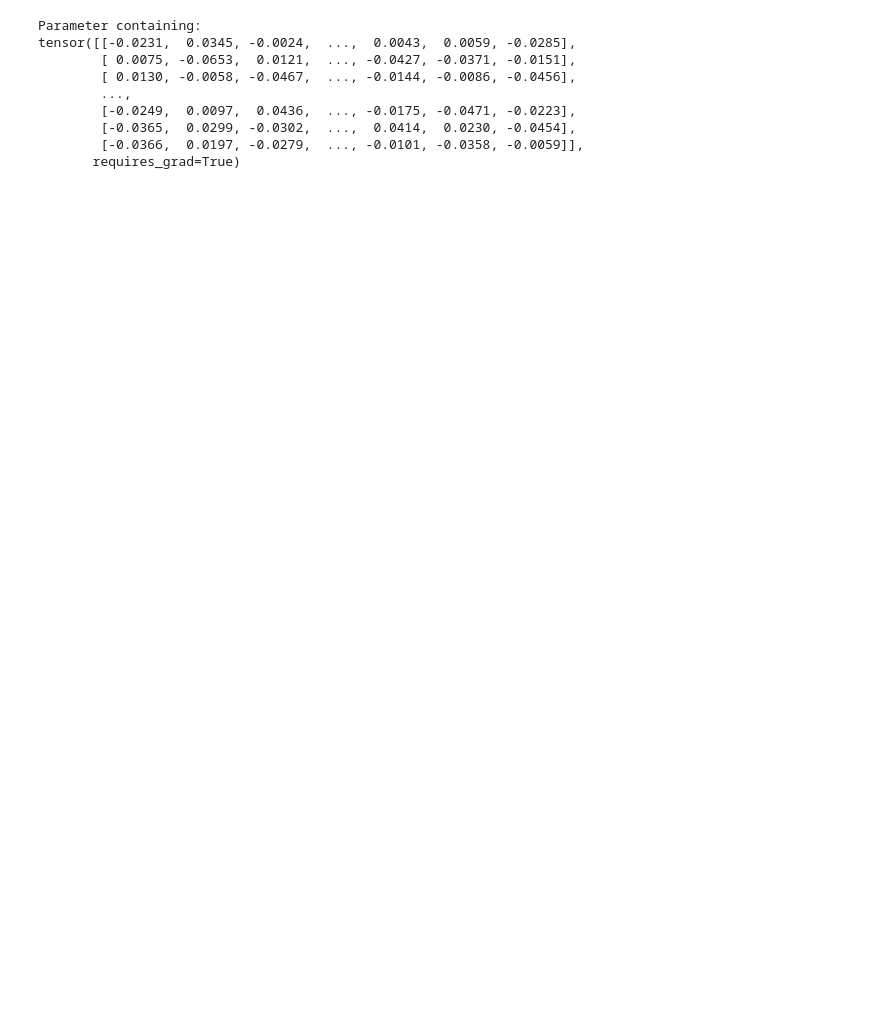
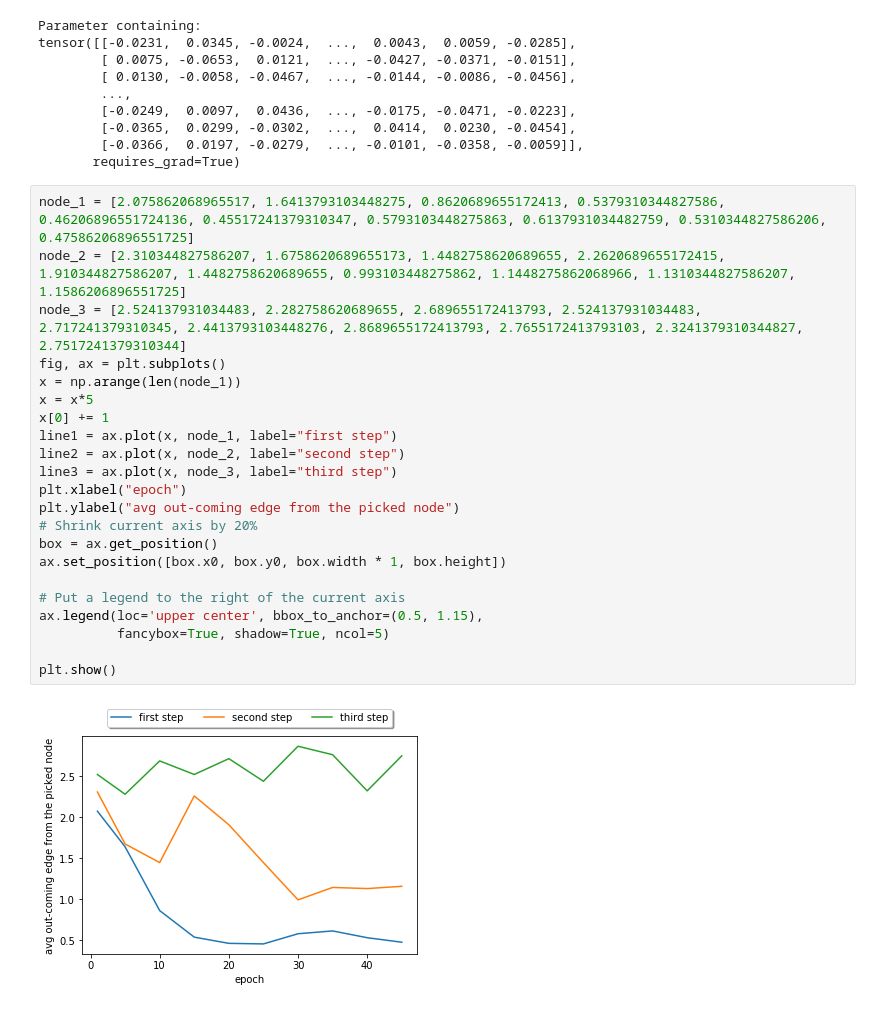
Before and after one commit to machilusZ/Learning-to-Order-Sub-questions-for-Complex-Question-Answering, a Jupyter notebook: visualize.ipynb, the cells around one changed output. Cells and saved outputs as stored; diff of their text form; blank space fills up the shorter version.

```diff
--- a/visualize.ipynb
+++ b/visualize.ipynb
@@ -281,3 +308,27 @@ tensor([[-0.0231,  0.0345, -0.0024,  ...,  0.0043,  0.0059, -0.0285],
         [-0.0365,  0.0299, -0.0302,  ...,  0.0414,  0.0230, -0.0454],
         [-0.0366,  0.0197, -0.0279,  ..., -0.0101, -0.0358, -0.0059]],
        requires_grad=True)
+# %%
+node_1 = [2.075862068965517, 1.6413793103448275, 0.8620689655172413, 0.5379310344827586, 0.46206896551724136, 0.45517241379310347, 0.5793103448275863, 0.6137931034482759, 0.5310344827586206, 0.47586206896551725]
+node_2 = [2.310344827586207, 1.6758620689655173, 1.4482758620689655, 2.2620689655172415, 1.910344827586207, 1.4482758620689655, 0.993103448275862, 1.1448275862068966, 1.1310344827586207, 1.1586206896551725]
+node_3 = [2.524137931034483, 2.282758620689655, 2.689655172413793, 2.524137931034483, 2.717241379310345, 2.4413793103448276, 2.8689655172413793, 2.7655172413793103, 2.3241379310344827, 2.7517241379310344]
+fig, ax = plt.subplots()
+x = np.arange(len(node_1))
+x = x*5
+x[0] += 1
+line1 = ax.plot(x, node_1, label="first step")
+line2 = ax.plot(x, node_2, label="second step")
+line3 = ax.plot(x, node_3, label="third step")
+plt.xlabel("epoch")
+plt.ylabel("avg out-coming edge from the picked node")
+# Shrink current axis by 20%
+box = ax.get_position()
+ax.set_position([box.x0, box.y0, box.width * 1, box.height])
+
+# Put a legend to the right of the current axis
+ax.legend(loc='upper center', bbox_to_anchor=(0.5, 1.15),
+          fancybox=True, shadow=True, ncol=5)
+
+plt.show()
+# %% [output]
+[figure, added]
```
Also changed, not shown: parts of 2 cells of this notebook, 1 other file.
